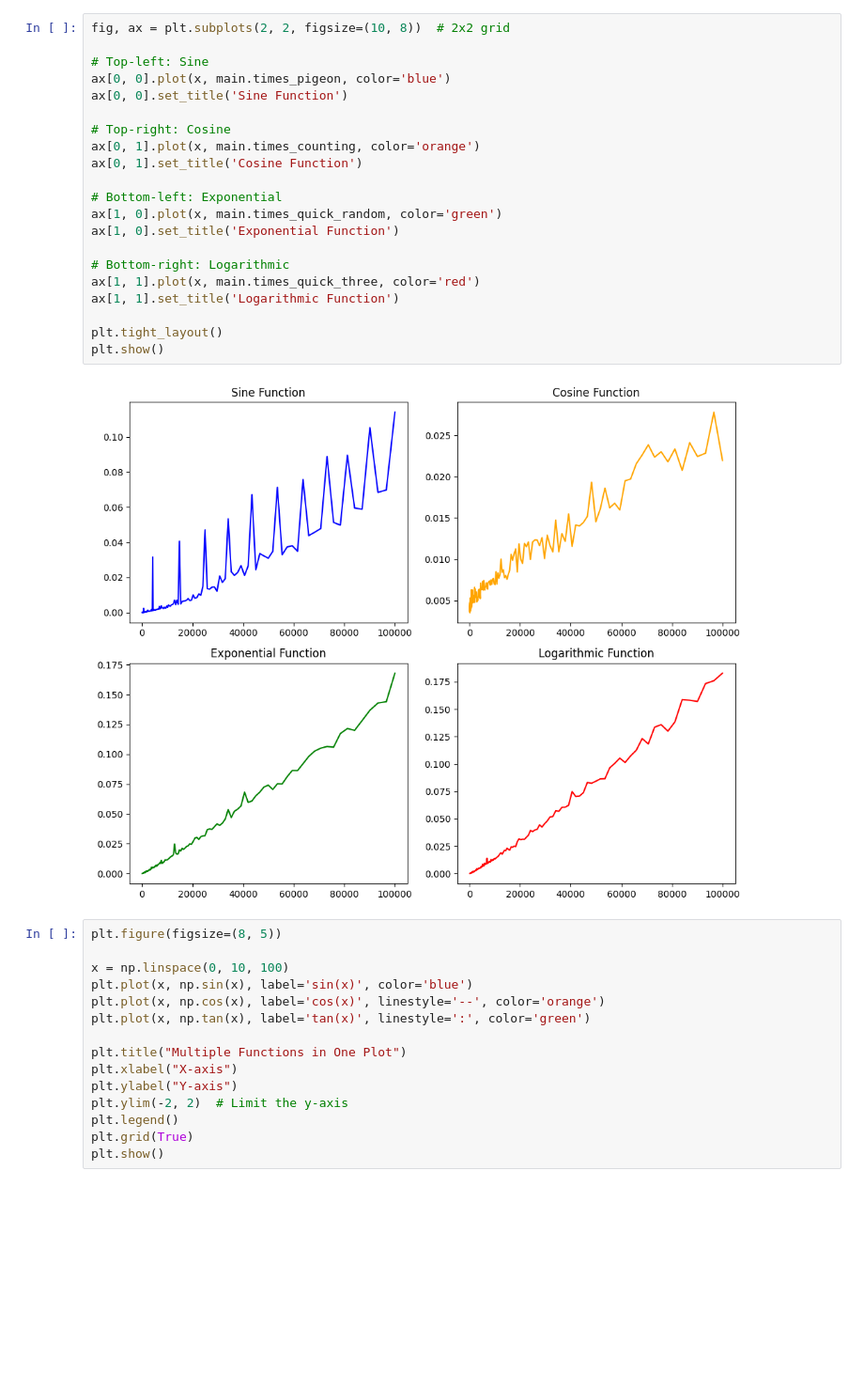
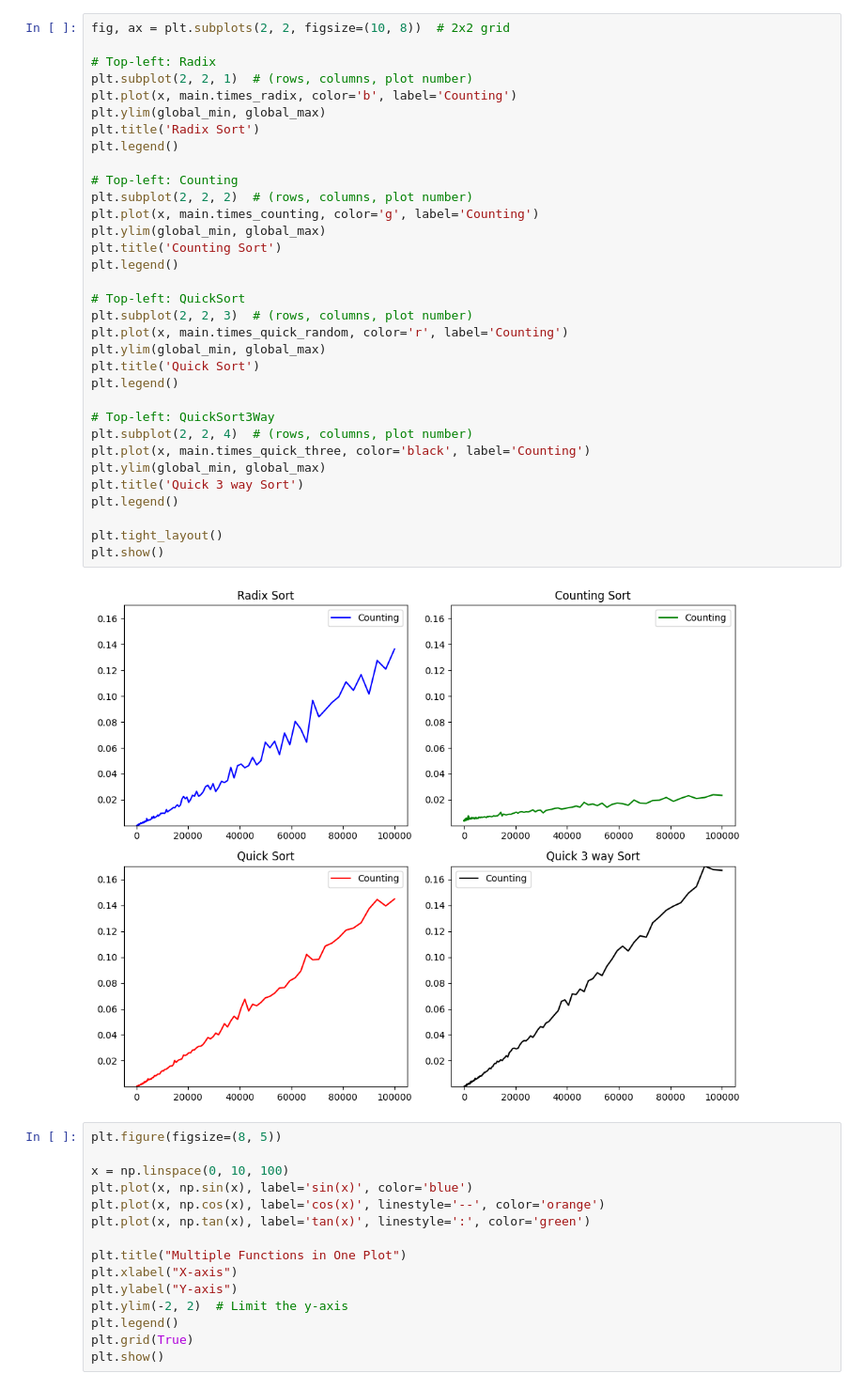
Before and after one commit to KOlCIqwq/Algoritms-and-Data-Structure, a Jupyter notebook: Lab/graphs.ipynb, the cells around one changed output. Shown at 94% size. Cells and saved outputs as stored; diff of their text form; blank space fills up the shorter version.

```diff
--- a/Lab/graphs.ipynb
+++ b/Lab/graphs.ipynb
@@ -74,26 +62,38 @@ plt.show()
-# %%
-fig, ax = plt.subplots(2, 2, figsize=(10, 8))  # 2x2 grid
-
-# Top-left: Sine
-ax[0, 0].plot(x, main.times_pigeon, color='blue')
-ax[0, 0].set_title('Sine Function')
-
-# Top-right: Cosine
-ax[0, 1].plot(x, main.times_counting, color='orange')
-ax[0, 1].set_title('Cosine Function')
-
-# Bottom-left: Exponential
-ax[1, 0].plot(x, main.times_quick_random, color='green')
-ax[1, 0].set_title('Exponential Function')
-
-# Bottom-right: Logarithmic
-ax[1, 1].plot(x, main.times_quick_three, color='red')
-ax[1, 1].set_title('Logarithmic Function')
-
-plt.tight_layout()
-plt.show()
-# %% [output]
-[figure, removed]
+# %%
+fig, ax = plt.subplots(2, 2, figsize=(10, 8))  # 2x2 grid
+
+# Top-left: Radix
+plt.subplot(2, 2, 1)  # (rows, columns, plot number)
+plt.plot(x, main.times_radix, color='b', label='Counting')
+plt.ylim(global_min, global_max)
+plt.title('Radix Sort')
+plt.legend()
+
+# Top-left: Counting
+plt.subplot(2, 2, 2)  # (rows, columns, plot number)
+plt.plot(x, main.times_counting, color='g', label='Counting')
+plt.ylim(global_min, global_max)
+plt.title('Counting Sort')
+plt.legend()
+
+# Top-left: QuickSort
+plt.subplot(2, 2, 3)  # (rows, columns, plot number)
+plt.plot(x, main.times_quick_random, color='r', label='Counting')
+plt.ylim(global_min, global_max)
+plt.title('Quick Sort')
+plt.legend()
+
+# Top-left: QuickSort3Way
+plt.subplot(2, 2, 4)  # (rows, columns, plot number)
+plt.plot(x, main.times_quick_three, color='black', label='Counting')
+plt.ylim(global_min, global_max)
+plt.title('Quick 3 way Sort')
+plt.legend()
+
+plt.tight_layout()
+plt.show()
+# %% [output]
+[figure, added]
 # %%
 plt.figure(figsize=(8, 5))
 
```
Also changed, not shown: parts of 4 cells of this notebook, 3 other files.
